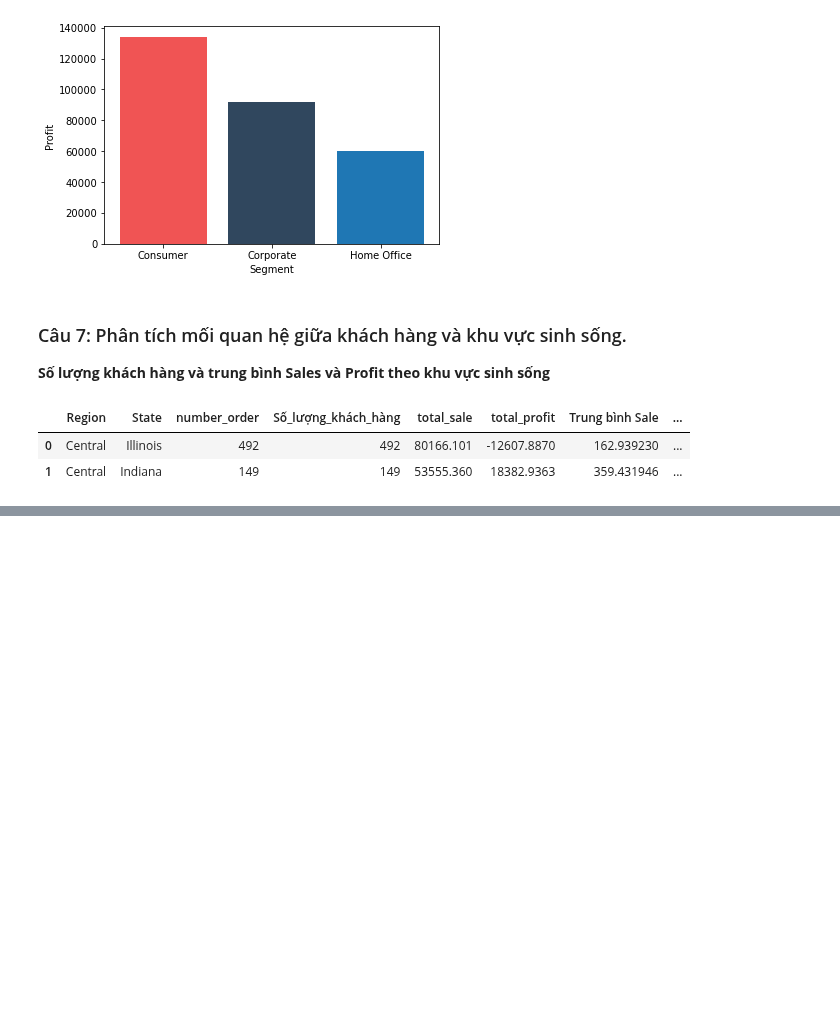
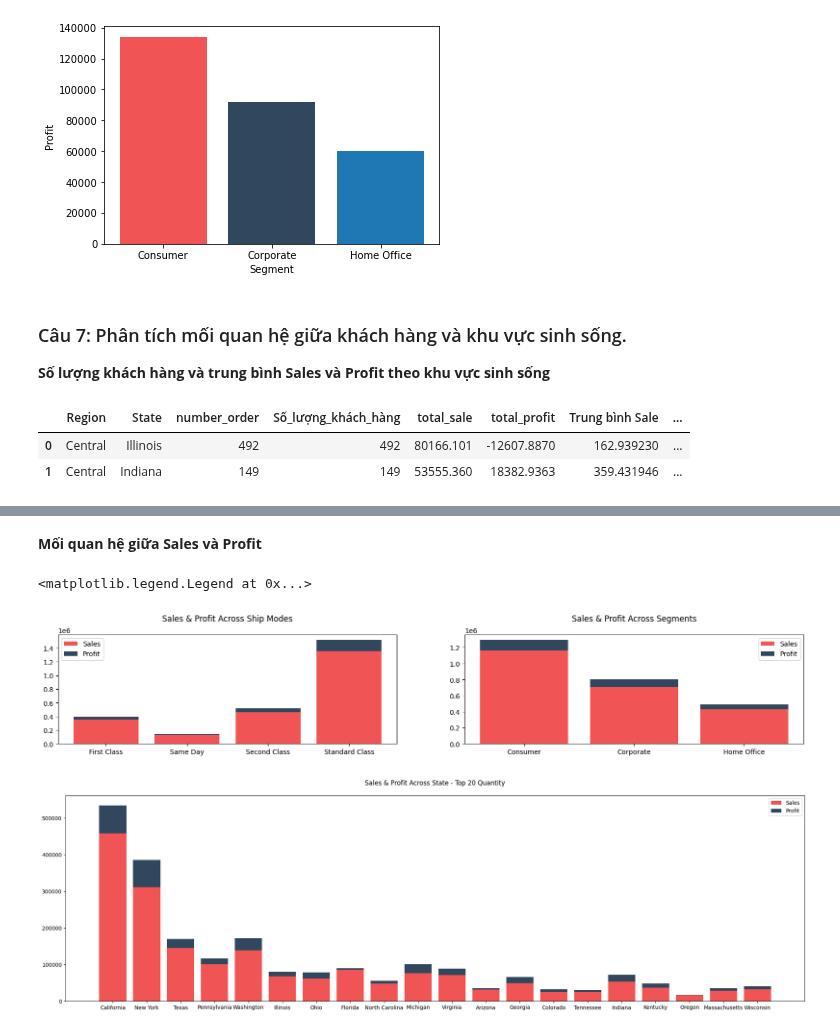
Before and after one commit to khangnl24112002/DataVisualization_Group02_Lab01, a Jupyter notebook: main.ipynb, the cells around one changed output, grey strips where cells are left out. Saved outputs shown, nothing was run; the diff lists cells and outputs as text; code cells hidden in the pictures; blank space fills up the shorter version.

```diff
--- a/main.ipynb
+++ b/main.ipynb
@@ -692,0 +719,47 @@ customer_fig_1[1]
+# %% [markdown]
+**Mối quan hệ giữa Sales và Profit**
+# %%
+# Ship Modes
+df_shipmode = df[['Ship Mode','Sales','Profit']]
+df_shipmode = df_shipmode.groupby(['Ship Mode']).sum().reset_index()
+plt.figure(figsize=[20,10])
+plt.subplot(3,2,1)
+plt.bar(x=df_shipmode['Ship Mode'], height=df_shipmode['Sales'], color='#F05454')
+plt.bar(x=df_shipmode['Ship Mode'], height=df_shipmode['Profit'], bottom=df_shipmode['Sales'], color='#30475E')
+plt.title("Sales & Profit Across Ship Modes", size=12, pad=20)
+plt.legend(['Sales','Profit'])
+
+
+#Segment
+df_segment = df[['Segment','Sales','Profit']]
+df_segment = df_segment.groupby(['Segment']).sum().reset_index()
+plt.subplot(3,2,2)
+plt.bar(x=df_segment['Segment'], height=df_segment['Sales'], color='#F05454')
+plt.bar(x=df_segment['Segment'], height=df_segment['Profit'], bottom=df_segment['Sales'], color='#30475E')
+plt.title("Sales & Profit Across Segments", size=12, pad=20)
+plt.legend(['Sales','Profit'])
+
+#Segment
+df_segment = df[['Segment','Sales','Profit']]
+df_segment = df_segment.groupby(['Segment']).sum().reset_index()
+plt.subplot(3,2,2)
+plt.bar(x=df_segment['Segment'], height=df_segment['Sales'], color='#F05454')
+plt.bar(x=df_segment['Segment'], height=df_segment['Profit'], bottom=df_segment['Sales'], color='#30475E')
+plt.title("Sales & Profit Across Segments", size=12, pad=20)
+plt.legend(['Sales','Profit'])
+
+#State(top20-quantity)
+df_state = df[['State','Sales','Profit','Quantity']]
+df_state = df_state.groupby(['State']).sum().reset_index()
+df_state = df_state.sort_values("Quantity",ascending=False)
+df_state = df_state.head(20)
+plt.figure(figsize=[25,7])
+plt.subplot(1,1,1)
+plt.bar(x=df_state['State'], height=df_state['Sales'], color='#F05454')
+plt.bar(x=df_state['State'], height=df_state['Profit'], bottom=df_state['Sales'], color='#30475E')
+plt.title("Sales & Profit Across State - Top 20 Quantity", size=12, pad=20)
+plt.legend(['Sales','Profit'])
+# %% [output]
+<matplotlib.legend.Legend at 0x...>
+[figure, added]
+[figure, added]
```
Also changed, not shown: parts of 4 cells of this notebook.
